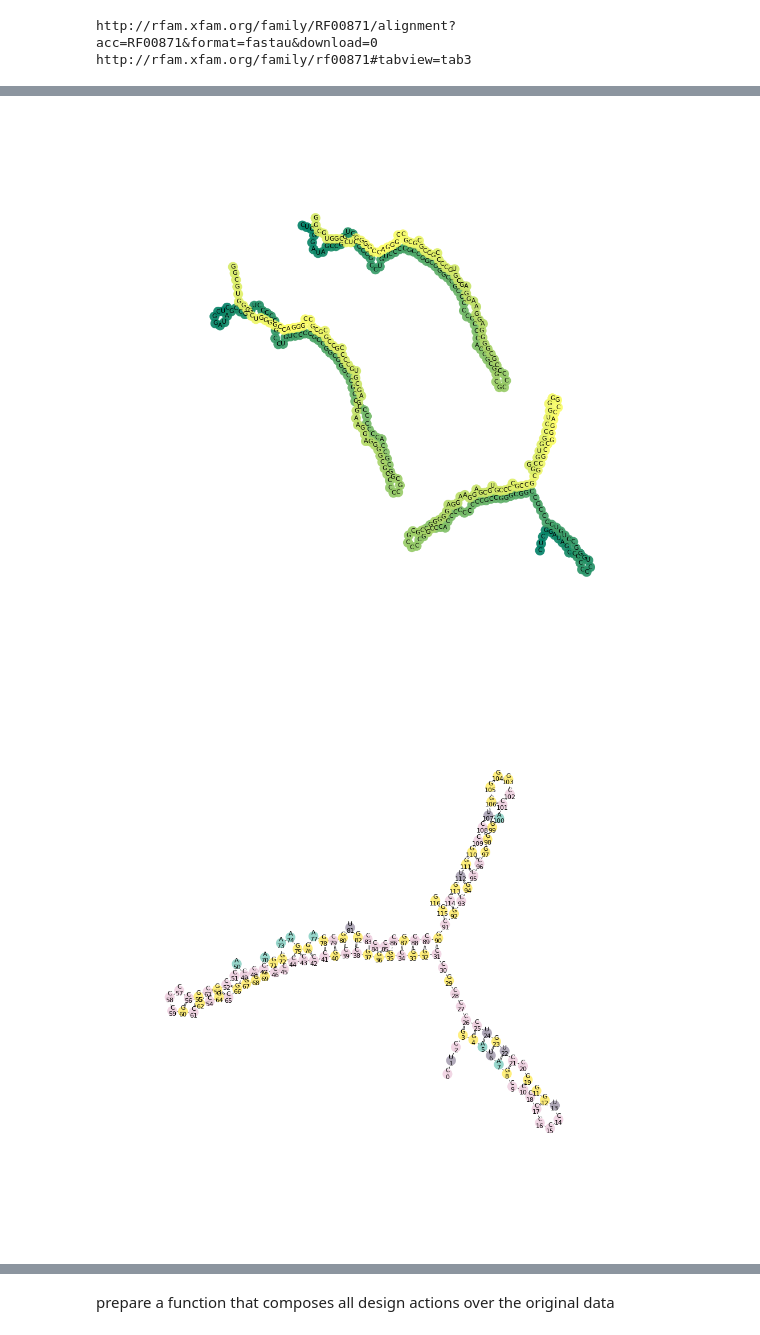
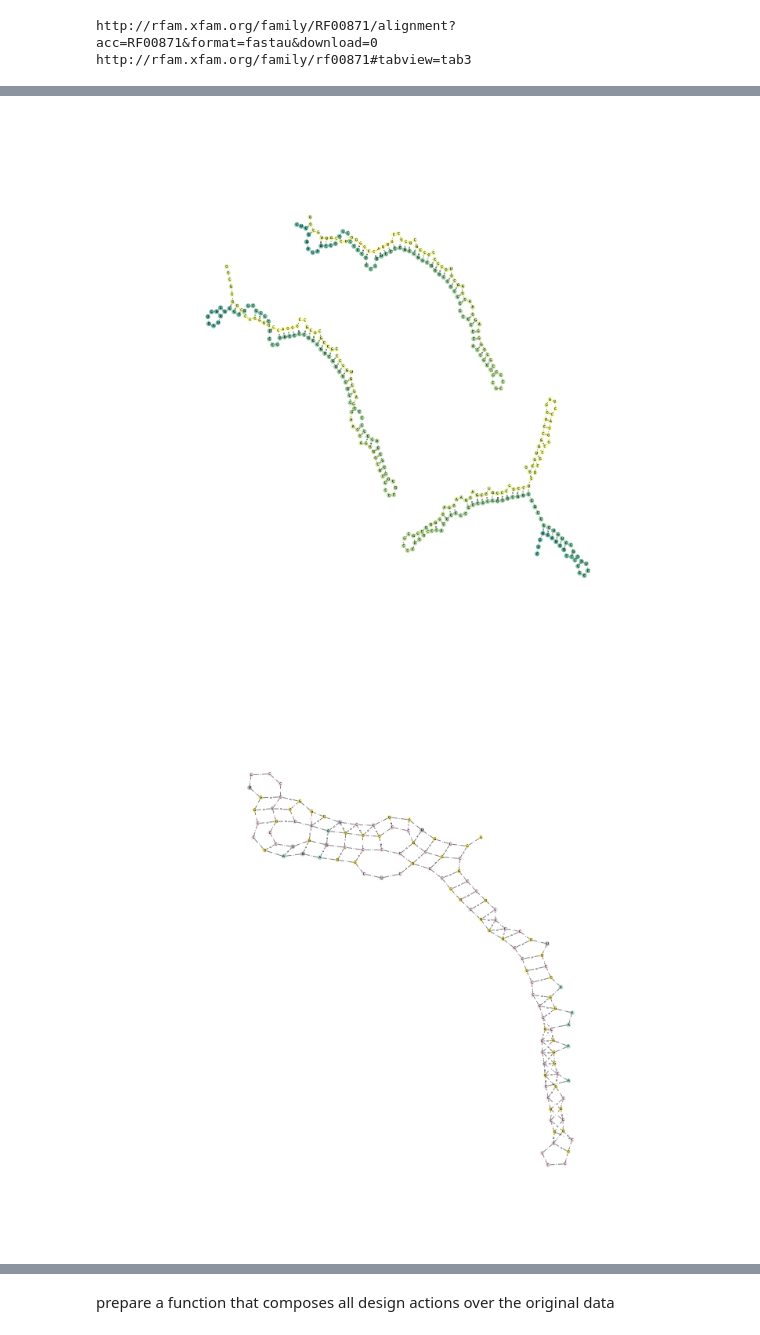
Before and after one commit to fabriziocosta/EDeN, a Jupyter notebook: examples/x 2 RNA.ipynb, the cells around one changed output, grey strips where cells are left out. Saved outputs shown, nothing was run; the diff lists cells and outputs as text; code cells hidden in the pictures.

```diff
--- a/examples/x 2 RNA.ipynb
+++ b/examples/x 2 RNA.ipynb
@@ -64,9 +51,8 @@ def pre_process(data):
     return graphs
 # %%
 from eden.util import display
-import itertools as it
+import itertools
 graphs = pre_process(rfam_url(rfam_id))
-for graph in it.islice(graphs,start,stop,step):
-    display.draw_graph(graph, node_border = False, size=size, node_size=node_size, font_size=font_size, vertex_alpha = 0.9,
-                       vertex_color = 'level', colormap = 'Set3')
+for graph in itertools.islice(graphs,start,stop,step):
+    display.draw_graph(graph, vertex_color='level', colormap='Set3', **opts)
 # %% [output]
@@ -95,8 +80,5 @@ from eden.util import display
 import itertools as it
 graphs = pre_process(rfam_url(rfam_id))
 for graph in it.islice(graphs,start,stop,step):
-    display.draw_graph(graph, node_border = False, size=size, node_size=node_size, font_size=font_size, vertex_alpha = 0.9,
-                       vertex_label = 'label',
-                       #secondary_vertex_label = 'label',
-                       vertex_color = 'weight', colormap = 'autumn', invert_colormap = False)
+    display.draw_graph(graph, vertex_color='weight', colormap='autumn', **opts)
 # %% [output]
@@ -118,15 +100,13 @@ from eden.util import display
 import itertools as it
 graphs = pre_process(rfam_url(rfam_id))
 for graph in it.islice(graphs,start,stop,step):
-        display.draw_graph(graph, node_border = False, size=size, node_size=node_size, font_size=font_size, vertex_alpha = 0.9,
-                       #secondary_vertex_label = 'position',
-                       vertex_color = 'weight', colormap = 'summer', invert_colormap = False)
+    display.draw_graph(graph, vertex_color='weight', colormap='summer', **opts)
 # %% [output]
-[figure, old version]
+[figure, new version]
 # %%
 def pre_process(data):
     from eden.converter.rna.rnaplfold import rnaplfold_to_eden
-    graphs = rnaplfold_to_eden(data, window_size = 150, max_bp_span = 100, avg_bp_prob_cutoff = 0.1, max_num_edges = 3)
+    graphs = rnaplfold_to_eden(data, window_size = 150, max_bp_span = 100, avg_bp_prob_cutoff = 0.05, max_num_edges = 4)
 
     from eden.modifier.graph import vertex_attributes
     graphs = vertex_attributes.colorize(graphs, output_attribute = 'level', labels = ['A','U','C','G'])
@@ -135,13 +115,11 @@ def pre_process(data):
 # %%
 from eden.util import display
 import itertools as it
 graphs = pre_process(rfam_url(rfam_id))
 for graph in it.islice(graphs,start,stop,step):
-    display.draw_graph(graph, node_border = False, size=size, node_size=node_size, font_size=font_size, vertex_alpha = 0.9,
-                       secondary_vertex_label = 'position',
-                       vertex_color = 'level', colormap = 'Set3', invert_colormap = False)
+    display.draw_graph(graph, vertex_color='level', colormap='Set3', **opts)
 # %% [output]
-[figure, old version]
+[figure, new version]
 # %%
 def pre_process(data):
     from eden.converter.rna.rnafold import rnafold_to_eden
```
Also changed, not shown: parts of 16 cells of this notebook, 4 other files.
